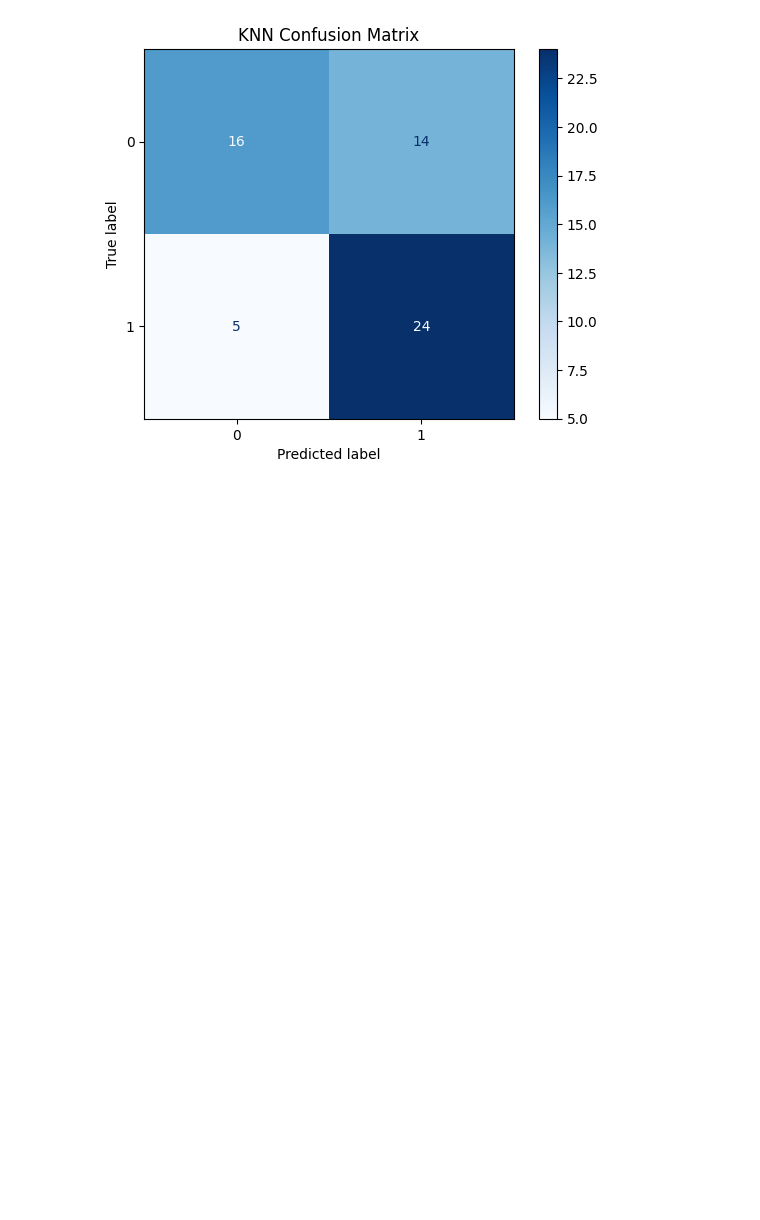
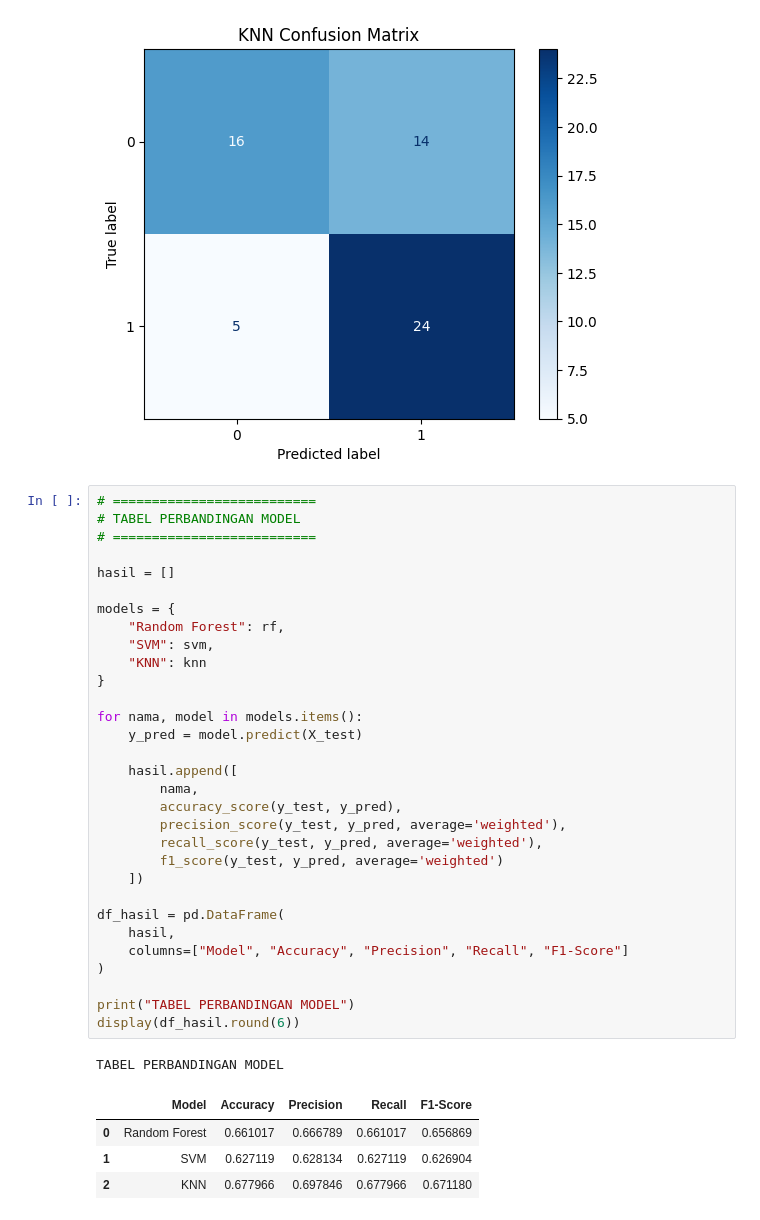
Before and after one commit to fauzanhari/Project-PCD-kelompok-21, a Jupyter notebook: baseline.ipynb, the cells around one changed output. Saved outputs shown, nothing was run; the diff lists cells and outputs as text; blank space fills up the shorter version.

Commit message:
perbandingan

```diff
--- a/baseline.ipynb
+++ b/baseline.ipynb
@@ -646,3 +646,40 @@ plot_confusion_matrix(y_test, knn.predict(X_test), "KNN Confusion Matrix")
 [figure]
 [figure]
 [figure]
+# %%
+# ==========================
+# TABEL PERBANDINGAN MODEL
+# ==========================
+
+hasil = []
+
+models = {
+    "Random Forest": rf,
+    "SVM": svm,
+    "KNN": knn
+}
+
+for nama, model in models.items():
+    y_pred = model.predict(X_test)
+
+    hasil.append([
+        nama,
+        accuracy_score(y_test, y_pred),
+        precision_score(y_test, y_pred, average='weighted'),
+        recall_score(y_test, y_pred, average='weighted'),
+        f1_score(y_test, y_pred, average='weighted')
+    ])
+
+df_hasil = pd.DataFrame(
+    hasil,
+    columns=["Model", "Accuracy", "Precision", "Recall", "F1-Score"]
+)
+
+print("TABEL PERBANDINGAN MODEL")
+display(df_hasil.round(6))
+# %% [output]
+TABEL PERBANDINGAN MODEL
+|  | Model | Accuracy | Precision | Recall | F1-Score |
+| 0 | Random Forest | 0.661017 | 0.666789 | 0.661017 | 0.656869 |
+| 1 | SVM | 0.627119 | 0.628134 | 0.627119 | 0.626904 |
+| 2 | KNN | 0.677966 | 0.697846 | 0.677966 | 0.671180 |
```
Also changed, not shown: 3 other files.
